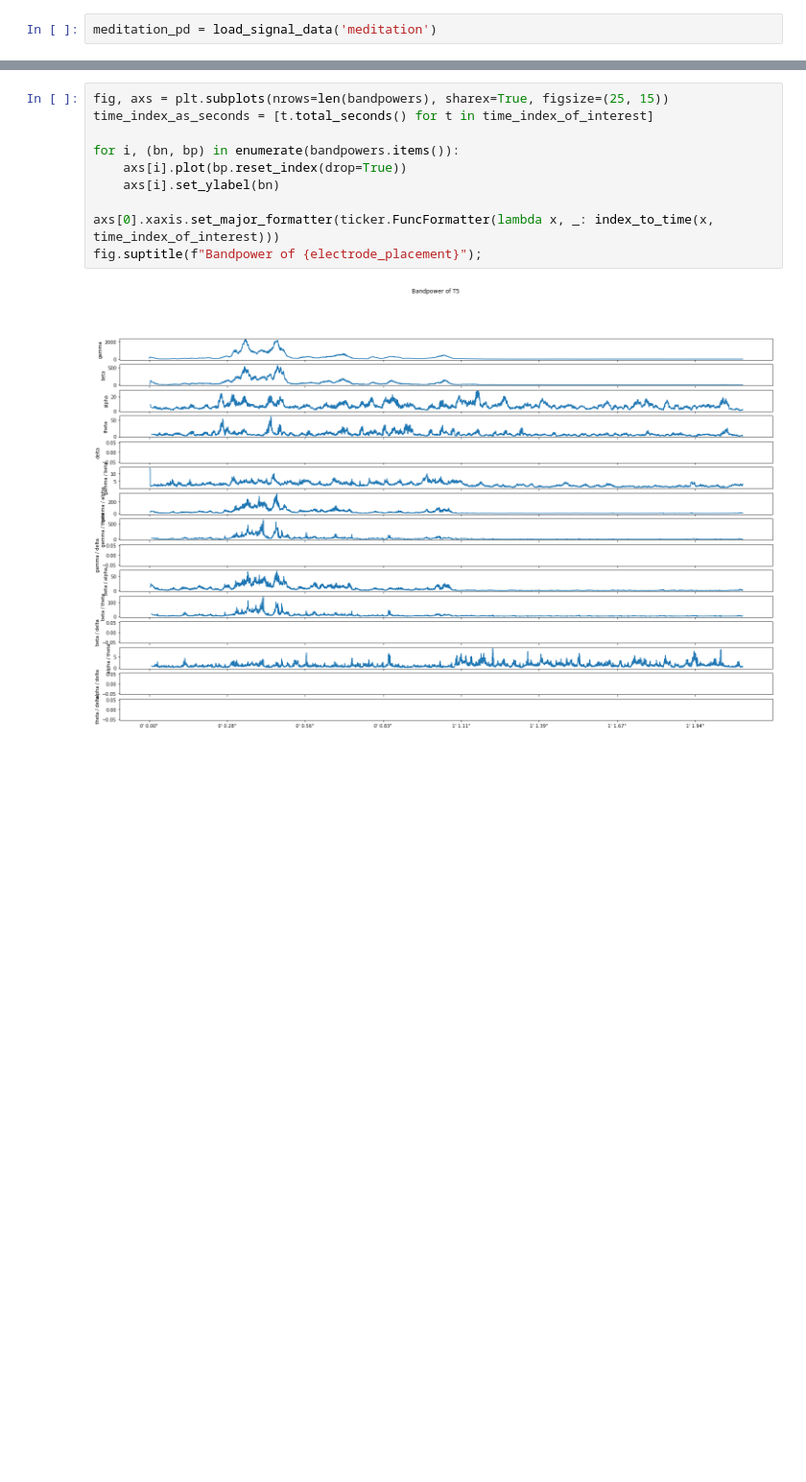
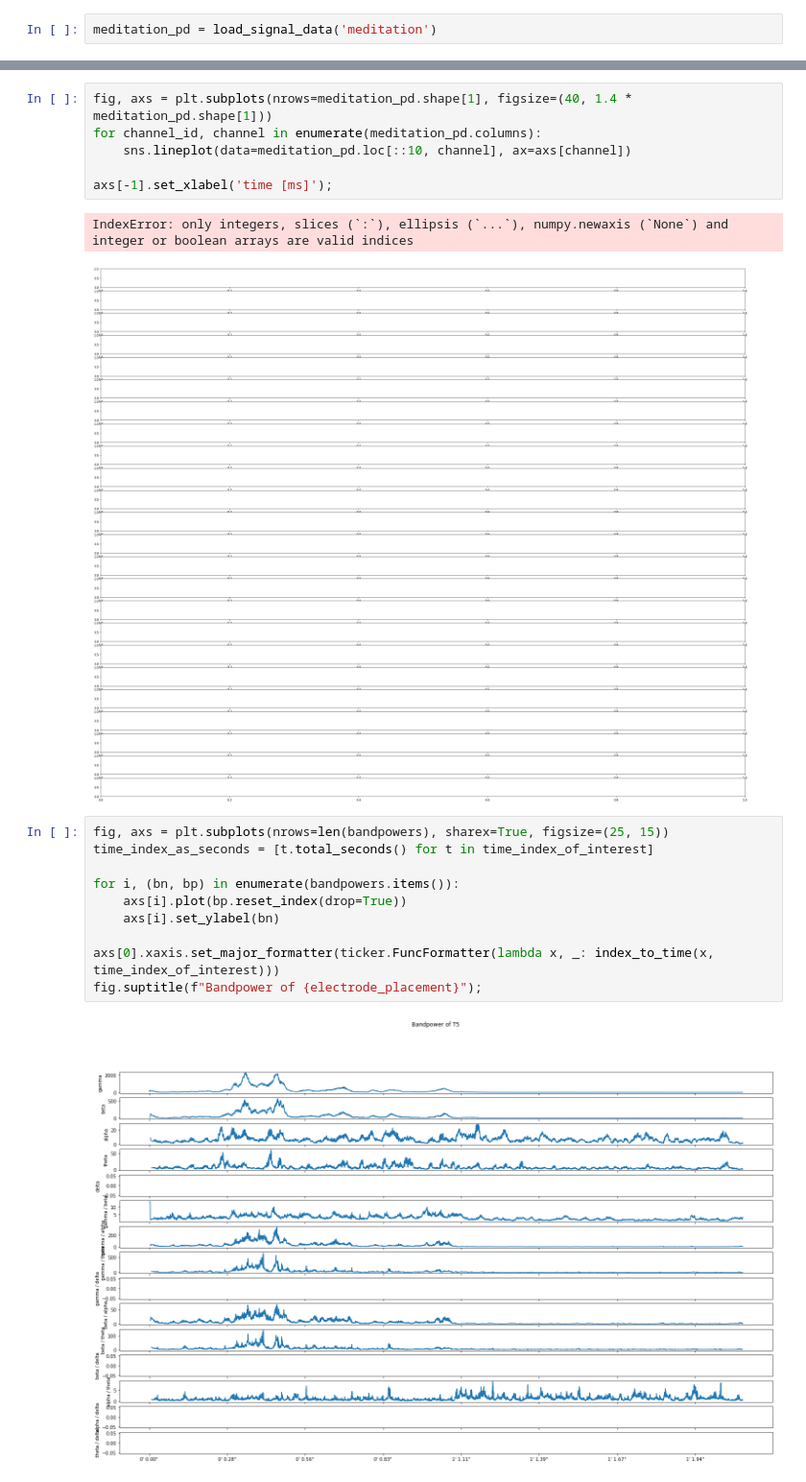
Before and after one commit to samuelsmal/eeg-meditation, a Jupyter notebook: analysis-sam/not-invented-here.ipynb, the cells around one changed output, grey strips where cells are left out. Shown at 96% size. Cells and saved outputs as stored; diff of their text form; blank space fills up the shorter version.

```diff
--- a/analysis-sam/not-invented-here.ipynb
+++ b/analysis-sam/not-invented-here.ipynb
@@ -225,3 +260,12 @@ for bn_l, bn_r in combinations(cfg['bands'].keys(), 2):
+# %%
+fig, axs = plt.subplots(nrows=meditation_pd.shape[1], figsize=(40, 1.4 * meditation_pd.shape[1]))
+for channel_id, channel in enumerate(meditation_pd.columns):
+    sns.lineplot(data=meditation_pd.loc[::10, channel], ax=axs[channel])
+
+axs[-1].set_xlabel('time [ms]');
+# %% [output]
+IndexError: only integers, slices (`:`), ellipsis (`...`), numpy.newaxis (`None`) and integer or boolean arrays are valid indices
+[figure, added]
 # %%
 fig, axs = plt.subplots(nrows=len(bandpowers), sharex=True, figsize=(25, 15))
 time_index_as_seconds = [t.total_seconds() for t in time_index_of_interest]
```
Also changed, not shown: parts of 19 cells of this notebook, 3 other files.
